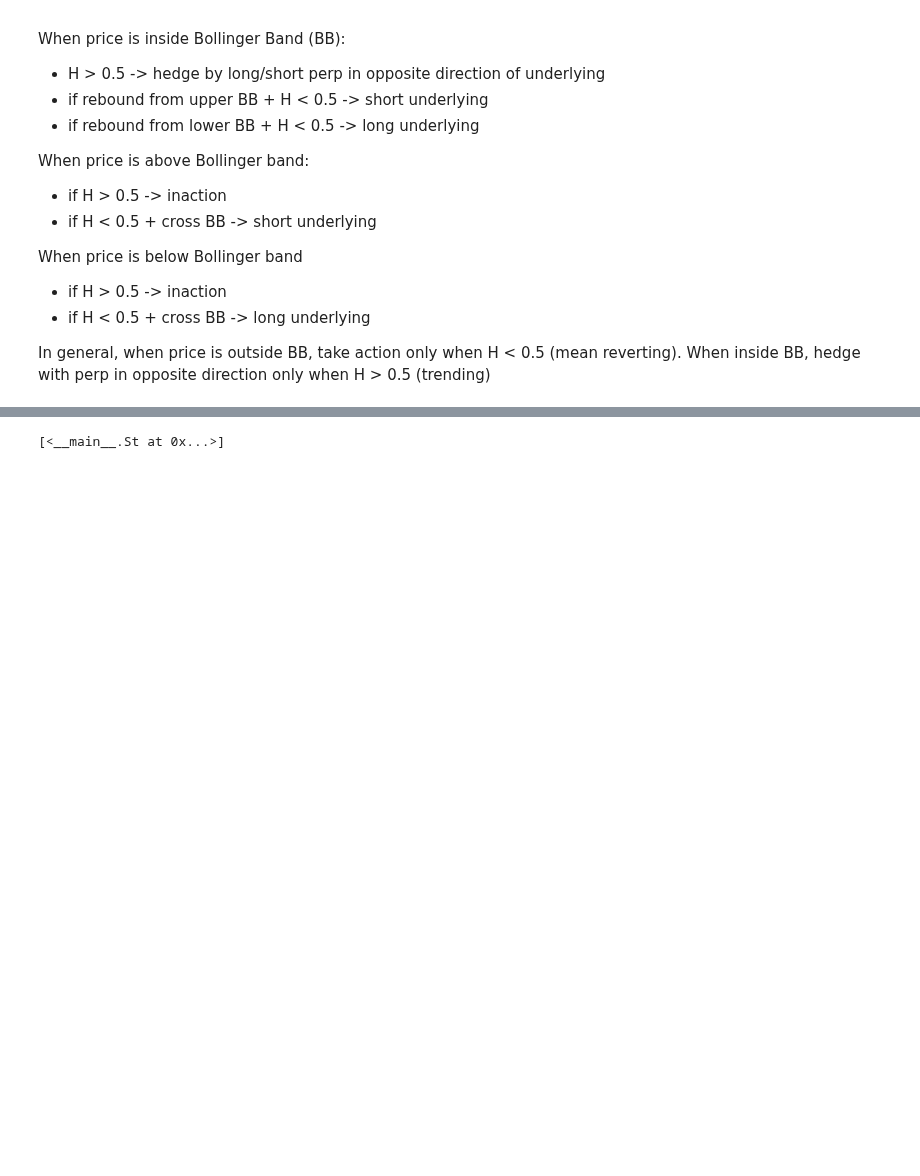
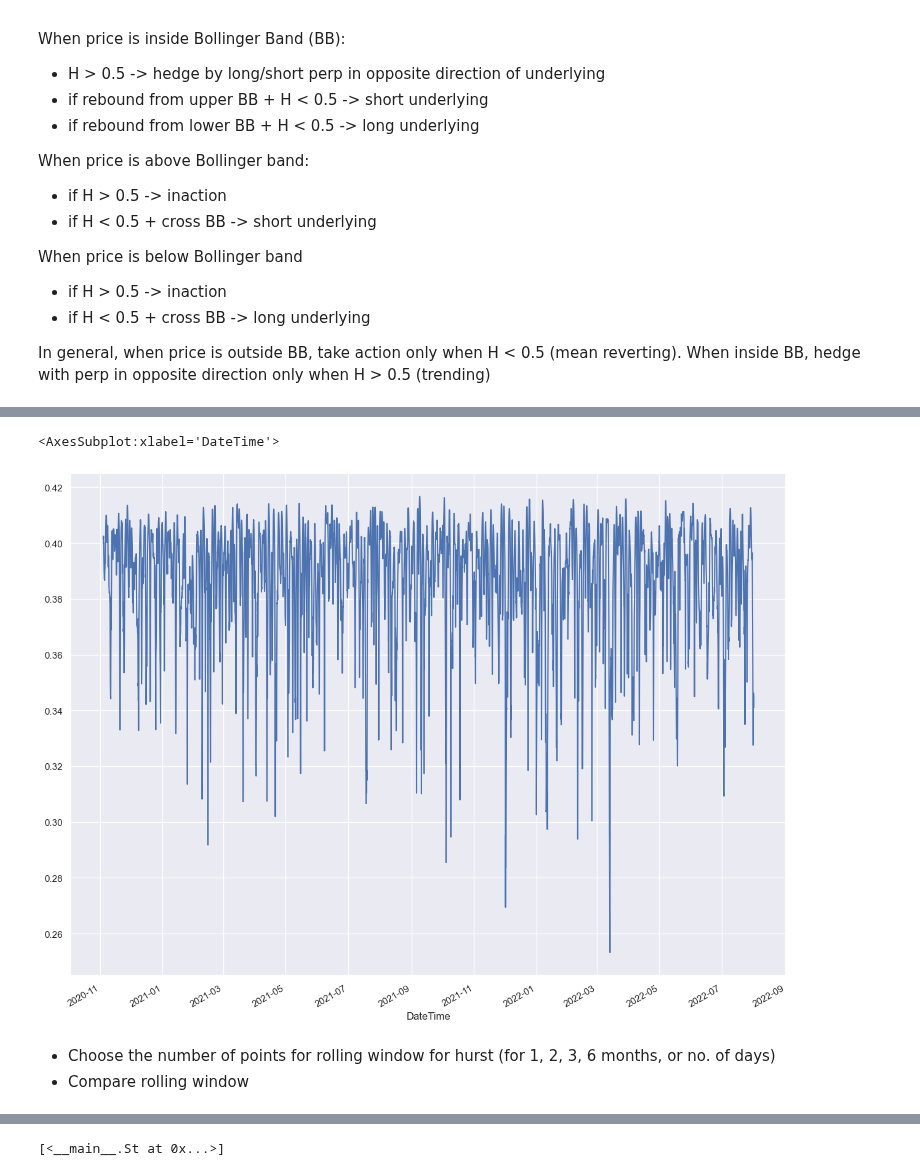
Before and after one commit to regression-gerry/hurst_capstone, a Jupyter notebook: notebooks/rescaled_range_analysis.ipynb, the cells around one changed output, grey strips where cells are left out. Saved outputs shown, nothing was run; the diff lists cells and outputs as text; code cells hidden in the pictures; blank space fills up the shorter version.

```diff
--- a/notebooks/rescaled_range_analysis.ipynb
+++ b/notebooks/rescaled_range_analysis.ipynb
@@ -223,0 +187,8 @@ def half_series(s, n):
+# %%
+placeholder_dict['BTC']['spot']['hurst_72'].plot()
+# %% [output]
+<AxesSubplot:xlabel='DateTime'>
+[figure, added]
+# %% [markdown]
+- Choose the number of points for rolling window for hurst (for 1, 2, 3, 6 months, or no. of days)
+- Compare rolling window
```
Also changed, not shown: parts of 31 cells of this notebook, 6 other files.
